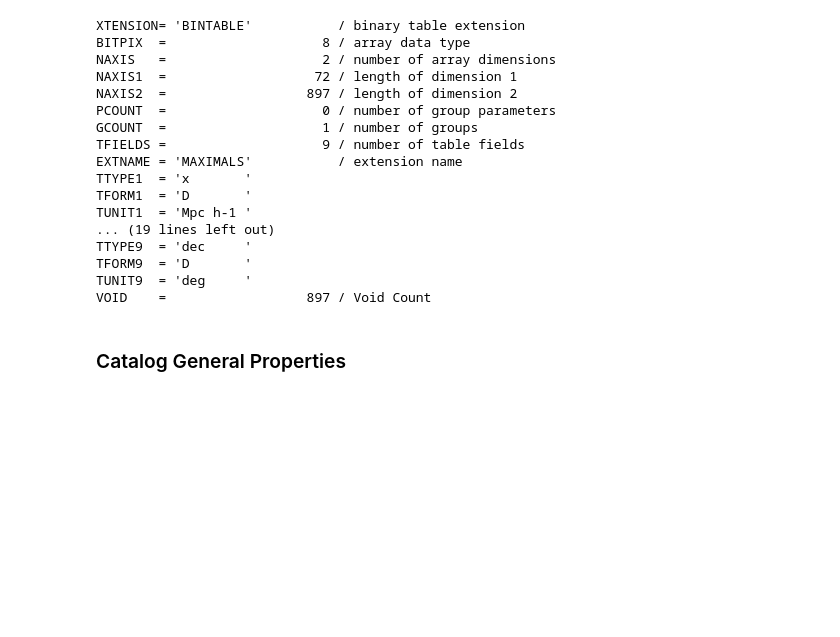
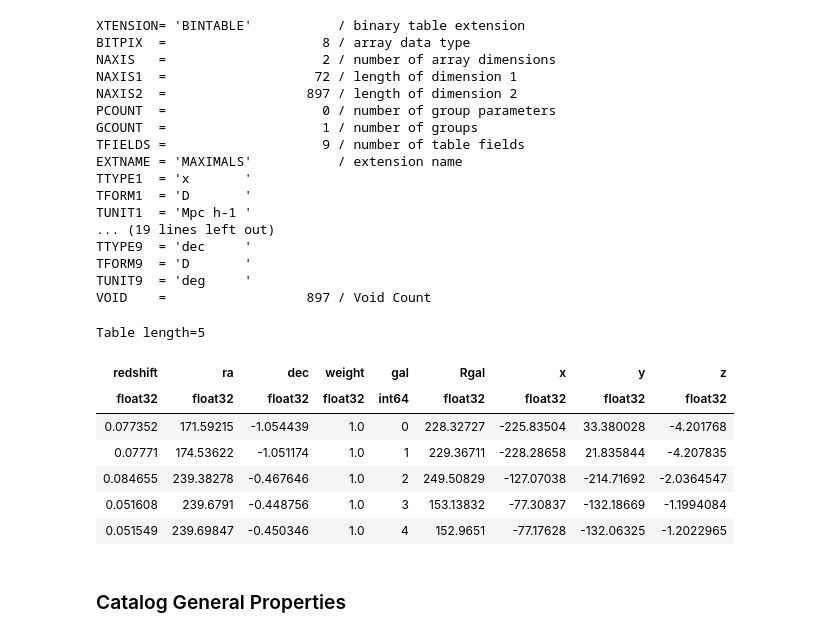
Before and after one commit to DESI-UR/VAST, a Jupyter notebook: example_scripts/void_analysis.ipynb, the cells around one changed output. Drawn from its saved outputs; the diff is of its cells as text; code cells hidden in the pictures; blank space fills up the shorter version.

```diff
--- a/example_scripts/void_analysis.ipynb
+++ b/example_scripts/void_analysis.ipynb
@@ -107,6 +107,18 @@ TTYPE9  = 'dec     '
 TFORM9  = 'D       '
 TUNIT9  = 'deg     '
 VOID    =                  897 / Void Count
+# %%
+# We can access the first five entries of our loaded galaxy catalog like so
+voidfinder_catalog.galaxies[:5]
+# %% [output]
+Table length=5
+| redshift | ra | dec | weight | gal | Rgal | x | y | z |
+| float32 | float32 | float32 | float32 | int64 | float32 | float32 | float32 | float32 |
+| 0.077352 | 171.59215 | -1.054439 | 1.0 | 0 | 228.32727 | -225.83504 | 33.380028 | -4.201768 |
+| 0.07771 | 174.53622 | -1.051174 | 1.0 | 1 | 229.36711 | -228.28658 | 21.835844 | -4.207835 |
+| 0.084655 | 239.38278 | -0.467646 | 1.0 | 2 | 249.50829 | -127.07038 | -214.71692 | -2.0364547 |
+| 0.051608 | 239.6791 | -0.448756 | 1.0 | 3 | 153.13832 | -77.30837 | -132.18669 | -1.1994084 |
+| 0.051549 | 239.69847 | -0.450346 | 1.0 | 4 | 152.9651 | -77.17628 | -132.06325 | -1.2022965 |
 # %% [markdown]
 ### Catalog General Properties
 # %%
```
Also changed, not shown: parts of 2 cells of this notebook.
